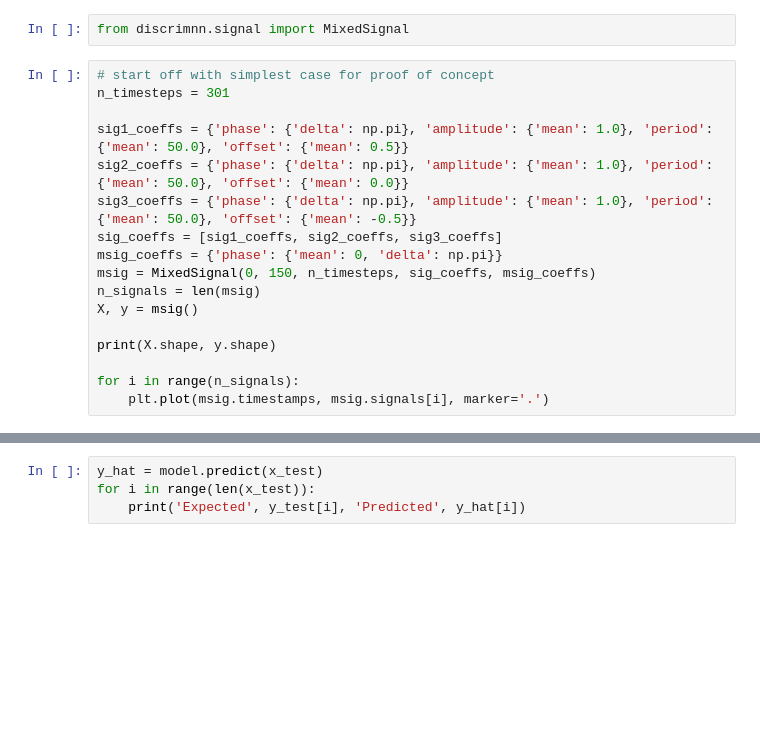
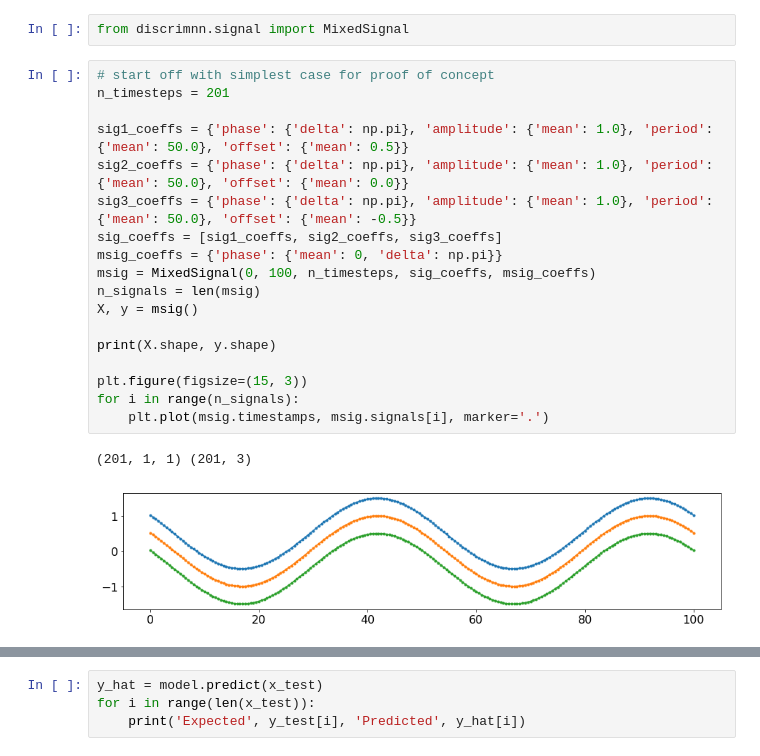
Before and after one commit to WillieMaddox/DiscRimNN, a Jupyter notebook: discrimnn.ipynb, the cells around one changed output, grey strips where cells are left out. Saved outputs shown, nothing was run; the diff lists cells and outputs as text; blank space fills up the shorter version.

```diff
--- a/discrimnn.ipynb
+++ b/discrimnn.ipynb
@@ -54,21 +61,25 @@ plt.rc('figure', titlesize=BIGGEST_SIZE)  # fontsize of the figure title
 from discrimnn.signal import MixedSignal
 # %%
 # start off with simplest case for proof of concept
-n_timesteps = 301
+n_timesteps = 201
 
 sig1_coeffs = {'phase': {'delta': np.pi}, 'amplitude': {'mean': 1.0}, 'period': {'mean': 50.0}, 'offset': {'mean': 0.5}}
 sig2_coeffs = {'phase': {'delta': np.pi}, 'amplitude': {'mean': 1.0}, 'period': {'mean': 50.0}, 'offset': {'mean': 0.0}}
 sig3_coeffs = {'phase': {'delta': np.pi}, 'amplitude': {'mean': 1.0}, 'period': {'mean': 50.0}, 'offset': {'mean': -0.5}}
 sig_coeffs = [sig1_coeffs, sig2_coeffs, sig3_coeffs]
 msig_coeffs = {'phase': {'mean': 0, 'delta': np.pi}}
-msig = MixedSignal(0, 150, n_timesteps, sig_coeffs, msig_coeffs)
+msig = MixedSignal(0, 100, n_timesteps, sig_coeffs, msig_coeffs)
 n_signals = len(msig)
 X, y = msig()
 
 print(X.shape, y.shape)
 
+plt.figure(figsize=(15, 3))
 for i in range(n_signals):
     plt.plot(msig.timestamps, msig.signals[i], marker='.')
+# %% [output]
+(201, 1, 1) (201, 3)
+[figure, added]
 # %%
 def highlight_column_matches(data, column='', color='yellow'):
     '''
```
Also changed, not shown: parts of 7 cells of this notebook, 1 other file.
